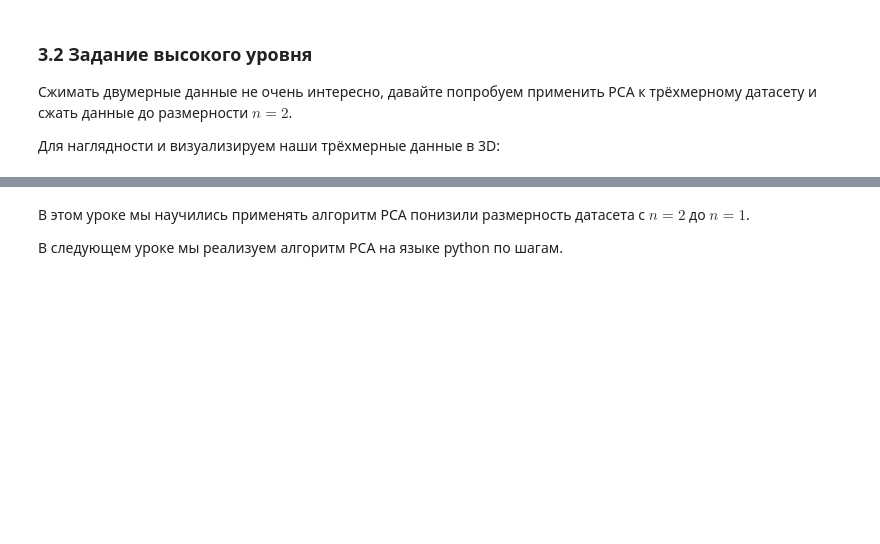
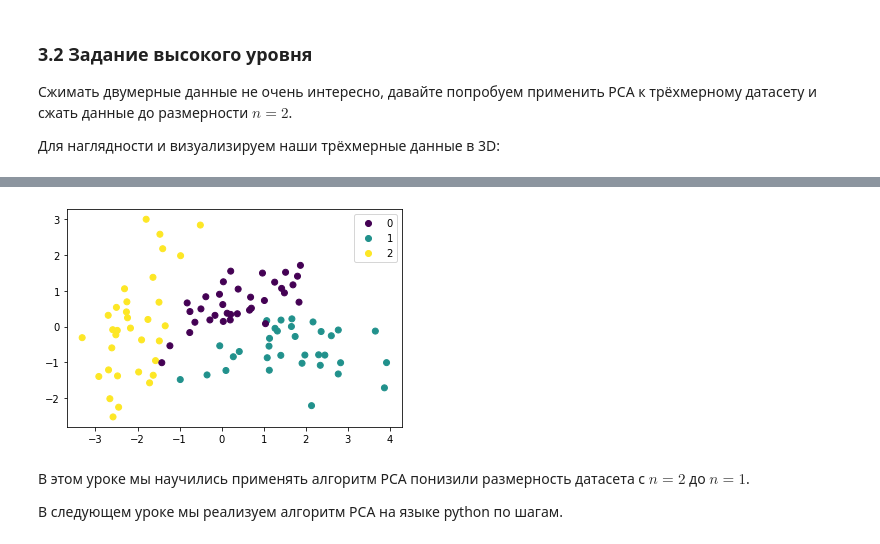
Before and after one commit to vegorovmsk/ml_beginner_level, a Jupyter notebook: 08_additional_technics/jun_ml_dimension_reduction_hw_2_.ipynb, the cells around one changed output, grey strips where cells are left out. Cells and saved outputs as stored; diff of their text form; code cells hidden in the pictures; blank space fills up the shorter version.

```diff
--- a/08_additional_technics/jun_ml_dimension_reduction_hw_2_.ipynb
+++ b/08_additional_technics/jun_ml_dimension_reduction_hw_2_.ipynb
@@ -81,3 +107,10 @@ plt.show()
+# %%
+scatter = plt.scatter(X_transformed[:, 0], X_transformed[:, 1], c=y)
+plt.legend(handles=scatter.legend_elements()[0], labels=map(str, np.sort(np.unique(y).astype(int))))
+
+plt.show()
+# %% [output]
+[figure, added]
 # %% [markdown]
 В этом уроке мы научились применять алгоритм PCA  понизили размерность датасета с $n=2$ до $n=1$.
 
```
Also changed, not shown: parts of 8 cells of this notebook.
